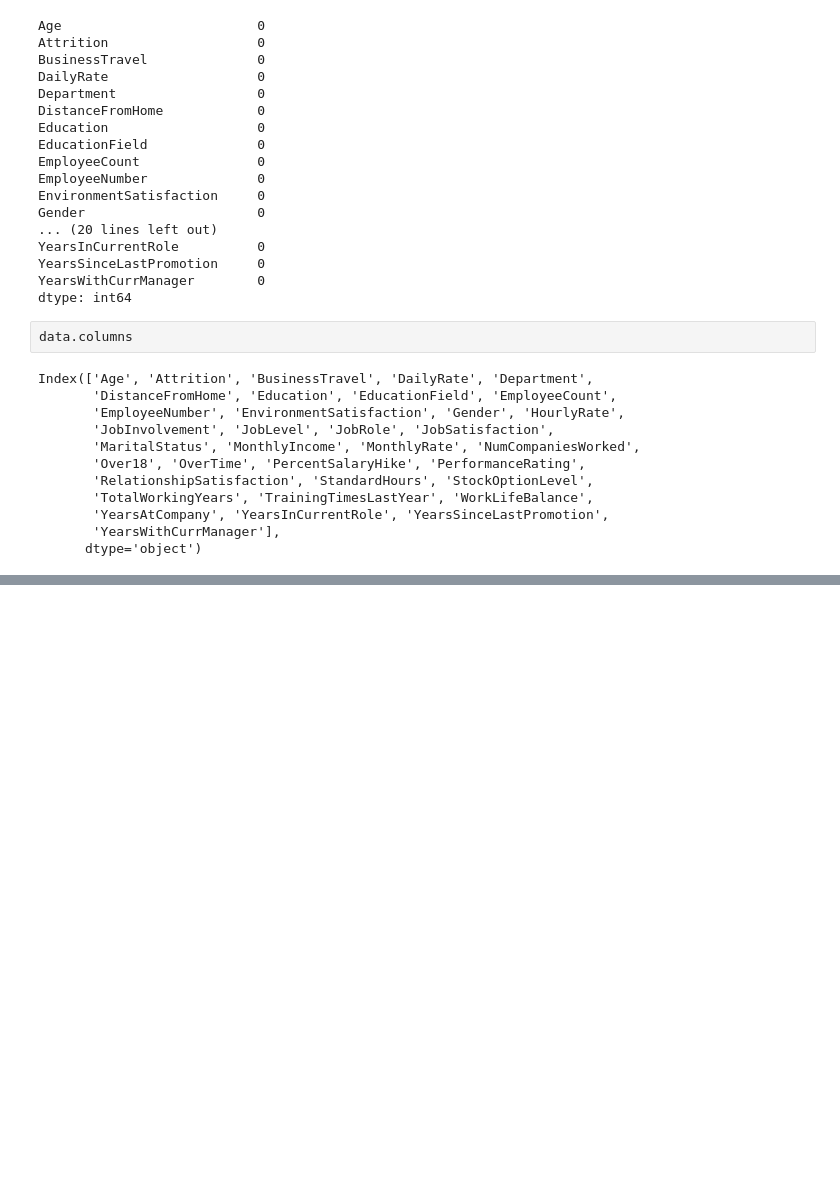
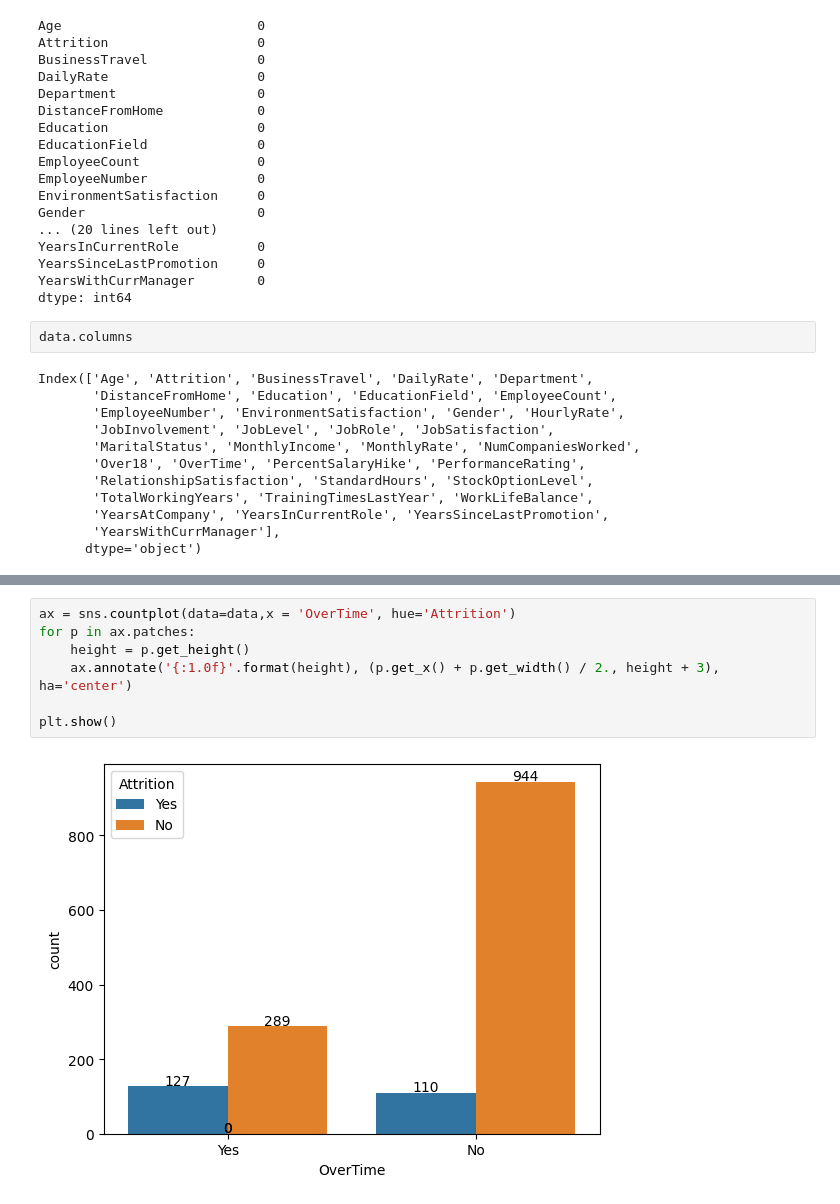
Before and after one commit to mahesh15913/Data-Analysis---Afame-Technologies, a Jupyter notebook: HR_Data_Analysis.ipynb, the cells around one changed output, grey strips where cells are left out. Cells and saved outputs as stored; diff of their text form; blank space fills up the shorter version.

```diff
--- a/HR_Data_Analysis.ipynb
+++ b/HR_Data_Analysis.ipynb
@@ -87,0 +120,9 @@ Index(['Age', 'Attrition', 'BusinessTravel', 'DailyRate', 'Department',
+# %%
+ax = sns.countplot(data=data,x = 'OverTime', hue='Attrition')
+for p in ax.patches:
+    height = p.get_height()
+    ax.annotate('{:1.0f}'.format(height), (p.get_x() + p.get_width() / 2., height + 3), ha='center')
+
+plt.show()
+# %% [output]
+[figure, added]
```
Also changed, not shown: parts of 19 cells of this notebook.
